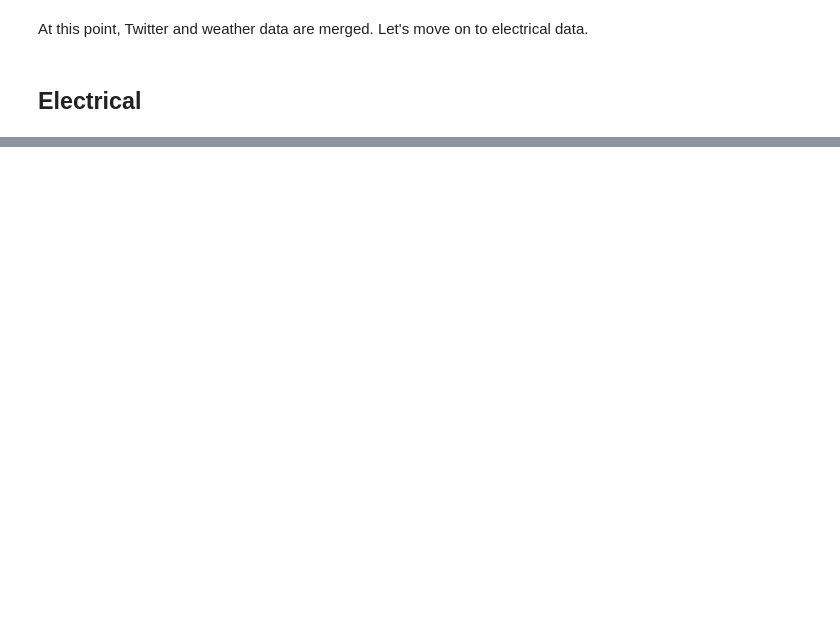
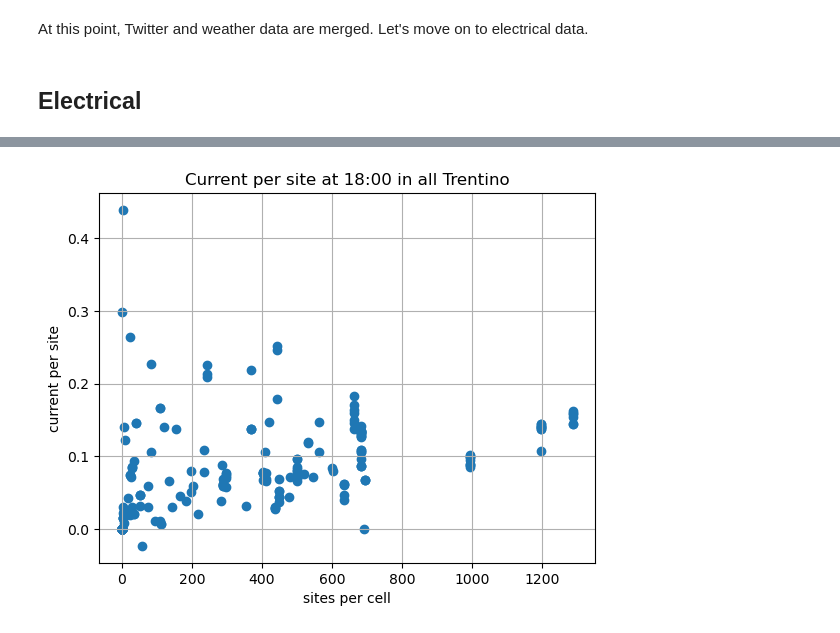
Before and after one commit to giorgiomi/social-pulse-predictor, a Jupyter notebook: notebooks/EDA.ipynb, the cells around one changed output, grey strips where cells are left out. Cells and saved outputs as stored; diff of their text form; code cells hidden in the pictures; blank space fills up the shorter version.

```diff
--- a/notebooks/EDA.ipynb
+++ b/notebooks/EDA.ipynb
@@ -251,0 +468,2 @@ At this point, Twitter and weather data are merged. Let's move on to electrical
+# %%
+df_sites = df_CSD.groupby(['SQUAREID'], as_index=False).agg({'NR_SITES': 'sum'})
@@ -251,0 +481,2 @@ At this point, Twitter and weather data are merged. Let's move on to electrical
+# %%
+df_twitter_weather_electrical = pd.merge(df_final, df_sites, left_on='cellId', right_on='SQUAREID', how='left').drop('SQUAREID', axis=1)
@@ -251,0 +485,2 @@ At this point, Twitter and weather data are merged. Let's move on to electrical
+# %%
+df_twitter_weather_electrical['NR_SITES'] = df_twitter_weather_electrical['NR_SITES'].fillna(0)
@@ -251,0 +489,2 @@ At this point, Twitter and weather data are merged. Let's move on to electrical
+# %%
+df_twitter_weather_electrical['curr_site'] = (df_twitter_weather_electrical['tot_curr_cell']/df_twitter_weather_electrical['NR_SITES']).fillna(0)
@@ -251,0 +500,10 @@ At this point, Twitter and weather data are merged. Let's move on to electrical
+# %%
+hour = '18:00'
+df_h = df_twitter_weather_electrical[df_twitter_weather_electrical['hour_blocks'] == hour]
+plt.scatter(df_h['NR_SITES'], df_h['curr_site'])
+plt.grid()
+plt.xlabel('sites per cell');
+plt.ylabel('current per site');
+plt.title('Current per site at 18:00 in all Trentino');
+# %% [output]
+[figure, added]
```
Also changed, not shown: parts of 59 cells of this notebook, 1 other file.
